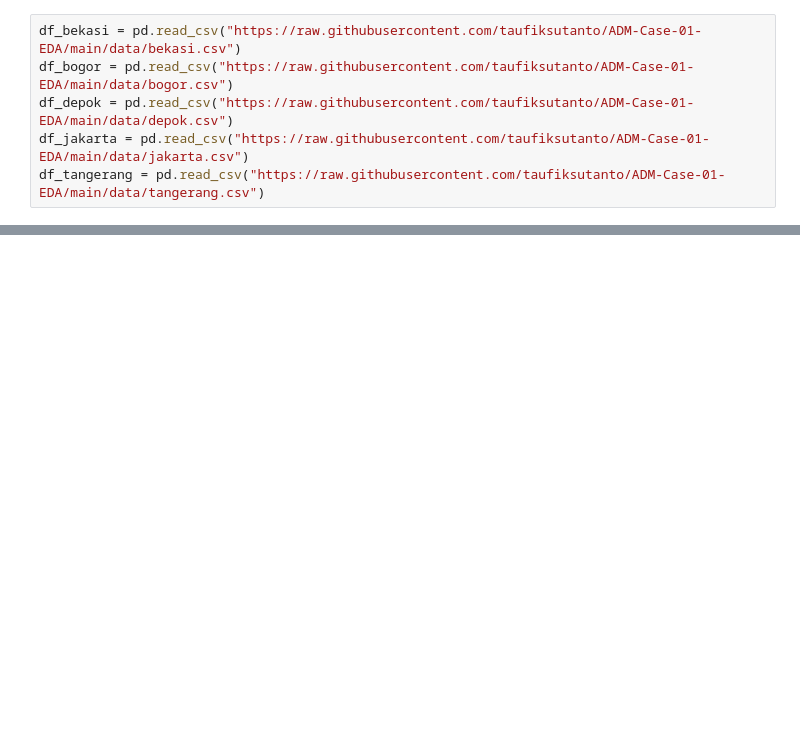
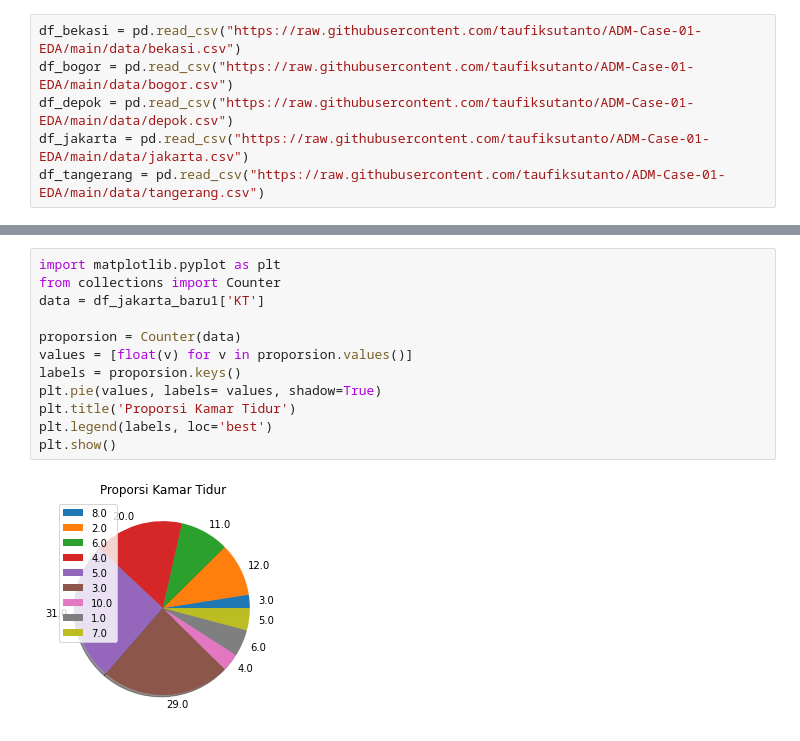
Before and after one commit to oliviafelica/A_STUDY-CASE-1-DATMIN, a Jupyter notebook: KELOMPOK_A_STUDY_CASE_1_.ipynb, the cells around one changed output, grey strips where cells are left out. Cells and saved outputs as stored; diff of their text form; blank space fills up the shorter version.

```diff
--- a/KELOMPOK_A_STUDY_CASE_1_.ipynb
+++ b/KELOMPOK_A_STUDY_CASE_1_.ipynb
@@ -10,0 +35,14 @@ df_tangerang = pd.read_csv("https://raw.githubusercontent.com/taufiksutanto/ADM-
+# %%
+import matplotlib.pyplot as plt
+from collections import Counter
+data = df_jakarta_baru1['KT']
+
+proporsion = Counter(data)
+values = [float(v) for v in proporsion.values()]
+labels = proporsion.keys()
+plt.pie(values, labels= values, shadow=True)
+plt.title('Proporsi Kamar Tidur')
+plt.legend(labels, loc='best')
+plt.show()
+# %% [output]
+[figure, added]
```
Also changed, not shown: parts of 37 cells of this notebook.
